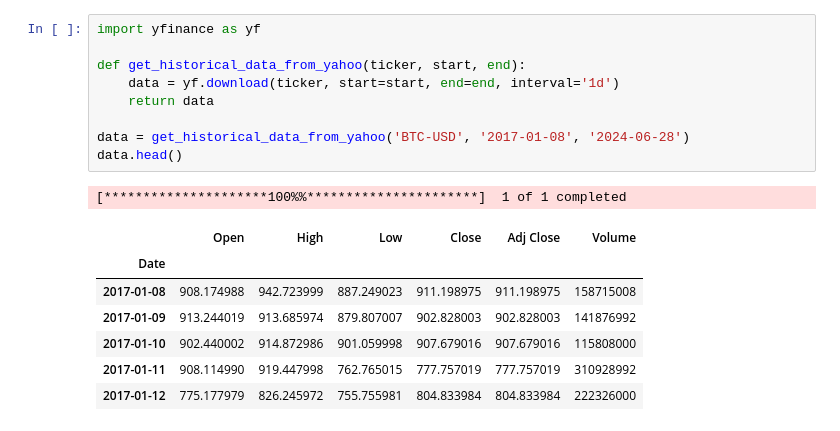
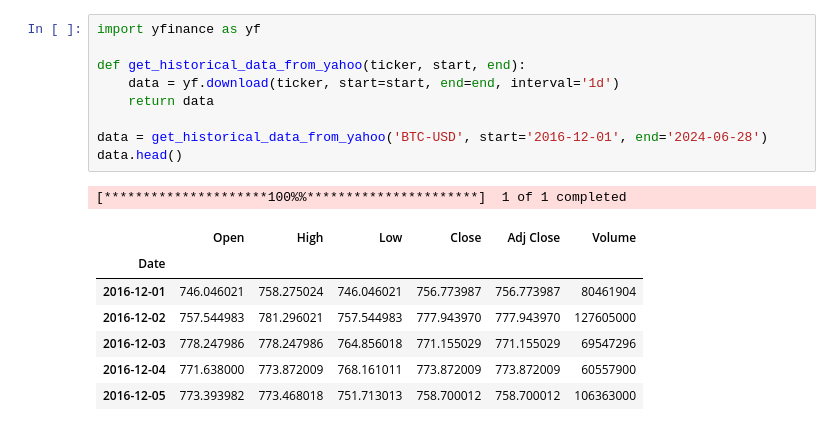
Before and after one commit to r-zeeshan/bit-analytica, a Jupyter notebook: preprocess_btc_data.ipynb, the cells around one changed output. Cells and saved outputs as stored; diff of their text form.

```diff
--- a/preprocess_btc_data.ipynb
+++ b/preprocess_btc_data.ipynb
@@ -1,18 +1,18 @@
 # %%
 import yfinance as yf
 
 def get_historical_data_from_yahoo(ticker, start, end):
     data = yf.download(ticker, start=start, end=end, interval='1d')
     return data
 
-data = get_historical_data_from_yahoo('BTC-USD', '2017-01-08', '2024-06-28')
+data = get_historical_data_from_yahoo('BTC-USD', start='2016-12-01', end='2024-06-28')
 data.head()
 # %% [output]
 [*********************100%%**********************]  1 of 1 completed
 |  | Open | High | Low | Close | Adj Close | Volume |
 | Date |  |  |  |  |  |  |
-| 2017-01-08 | 908.174988 | 942.723999 | 887.249023 | 911.198975 | 911.198975 | 158715008 |
-| 2017-01-09 | 913.244019 | 913.685974 | 879.807007 | 902.828003 | 902.828003 | 141876992 |
-| 2017-01-10 | 902.440002 | 914.872986 | 901.059998 | 907.679016 | 907.679016 | 115808000 |
-| 2017-01-11 | 908.114990 | 919.447998 | 762.765015 | 777.757019 | 777.757019 | 310928992 |
-| 2017-01-12 | 775.177979 | 826.245972 | 755.755981 | 804.833984 | 804.833984 | 222326000 |
+| 2016-12-01 | 746.046021 | 758.275024 | 746.046021 | 756.773987 | 756.773987 | 80461904 |
+| 2016-12-02 | 757.544983 | 781.296021 | 757.544983 | 777.943970 | 777.943970 | 127605000 |
+| 2016-12-03 | 778.247986 | 778.247986 | 764.856018 | 771.155029 | 771.155029 | 69547296 |
+| 2016-12-04 | 771.638000 | 773.872009 | 768.161011 | 773.872009 | 773.872009 | 60557900 |
+| 2016-12-05 | 773.393982 | 773.468018 | 751.713013 | 758.700012 | 758.700012 | 106363000 |
```
Also changed, not shown: parts of 17 cells of this notebook.
